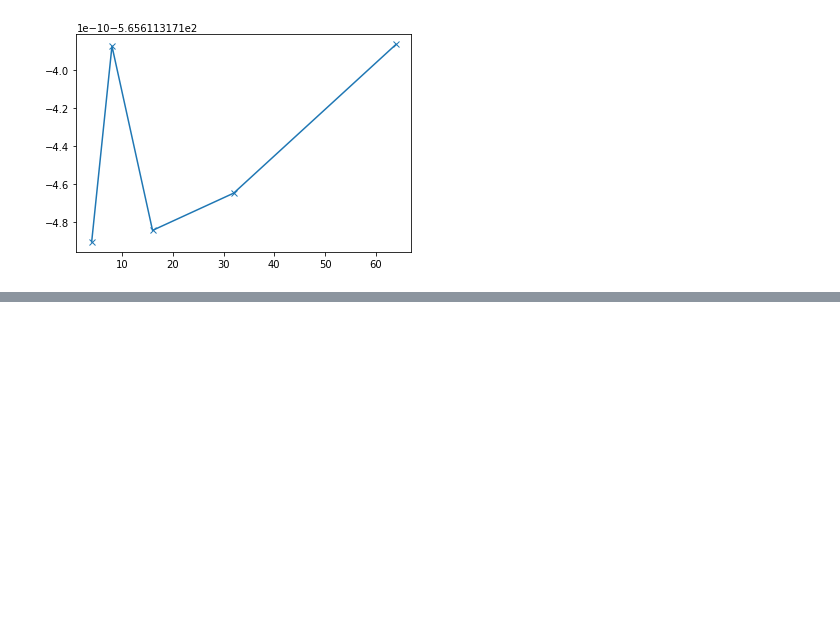
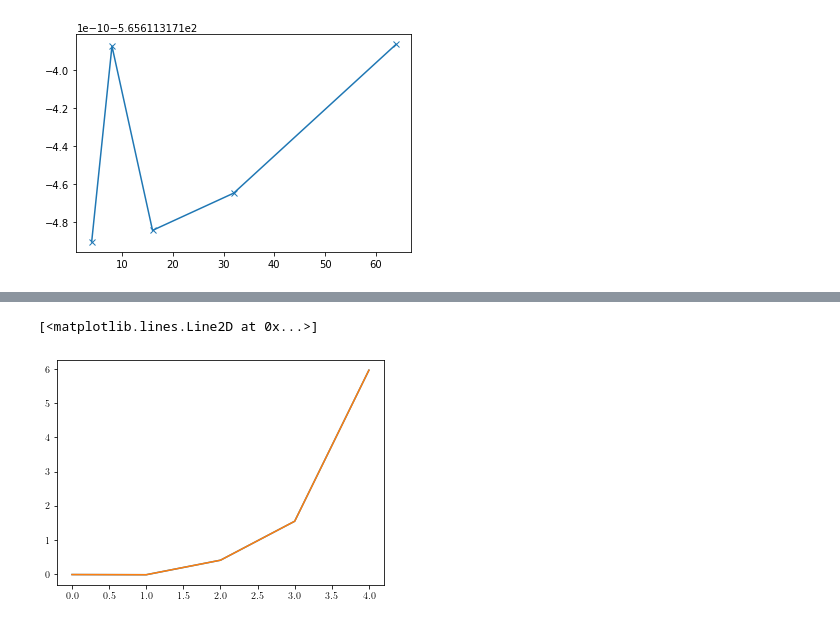
Before and after one commit to Progklui/rotor_lattice_models, a Jupyter notebook: numerics_verification.ipynb, the cells around one changed output, grey strips where cells are left out. Cells and saved outputs as stored; diff of their text form; code cells hidden in the pictures; blank space fills up the shorter version.

```diff
--- a/numerics_verification.ipynb
+++ b/numerics_verification.ipynb
@@ -238,0 +326,7 @@ max_psi = np.max(np.array([np.abs(psi_fo)**2,np.abs(psi_fdv)**2,np.abs(psi_fdh)*
+# %%
+plt.plot(1/(E_size_qy_fo_arr-E_size_q0_fo_arr).real)
+plt.plot(1/(E_size_qx_fo_arr-E_size_q0_fo_arr).real)
+#plt.yscale('log')
+# %% [output]
+[<matplotlib.lines.Line2D at 0x...>]
+[figure, added]
```
Also changed, not shown: parts of 8 cells of this notebook.
